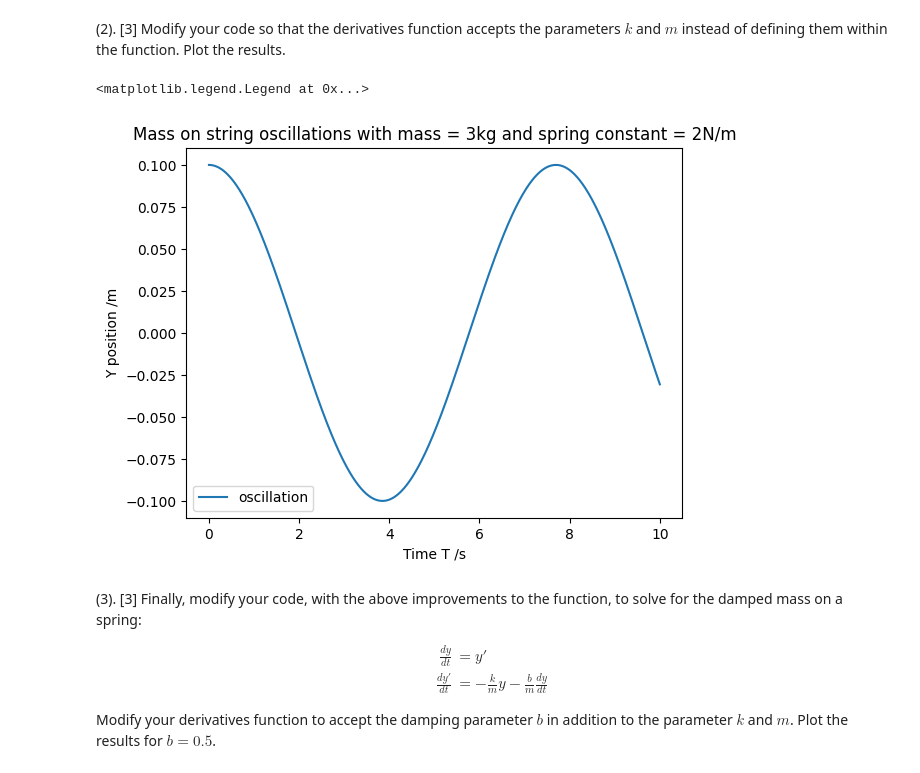
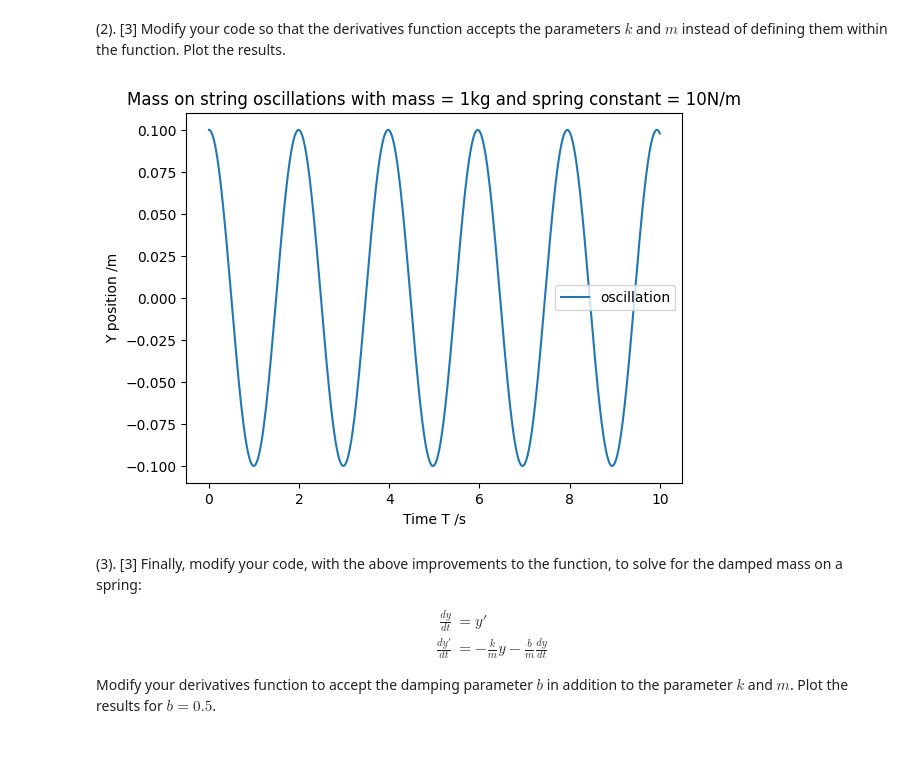
Before and after one commit to PX2145-2025/week-8-b-ethan-lovell55, a Jupyter notebook: ODEs.ipynb, the cells around one changed output. Saved outputs shown, nothing was run; the diff lists cells and outputs as text; code cells hidden in the pictures.

```diff
--- a/ODEs.ipynb
+++ b/ODEs.ipynb
@@ -238,21 +237,20 @@ plt.legend()
 # %%
 def f_mass2(y, t, k, m): # return derivatives of the array y, requires input of k & m
     return [ y[1], # the first equation dy[0]/dt
             -(k/m)*y[0] ]# the second equation dy[1]/dt ]
-k, m = 2, 3 #setting the constants that can be changed outside of the function
+k, m = 10, 1 #setting the constants that can be changed outside of the function
 yinit = [0.1, 0] # TWO initial values, y and y'
 y = odeint(f_mass2, yinit, t, args=(k,m))
 #slicing y to get only the y[0] values in the first column:
 y_vals = y[:,0]
 #### plotting and formatting
 plt.plot(t, y_vals,label = "oscillation")
 plt.xlabel("Time T /s");
 plt.ylabel("Y position /m");
 plt.title(f"Mass on string oscillations with mass = {m}kg and spring constant = {k}N/m");
-plt.legend()
+plt.legend();
 # %% [output]
-<matplotlib.legend.Legend at 0x...>
-[figure, old version]
+[figure, new version]
 # %% [markdown]
  (3). [3] Finally, modify your code, with the above improvements to the function, to solve for the damped mass on a spring:
 
```
Also changed, not shown: parts of 6 cells of this notebook.
